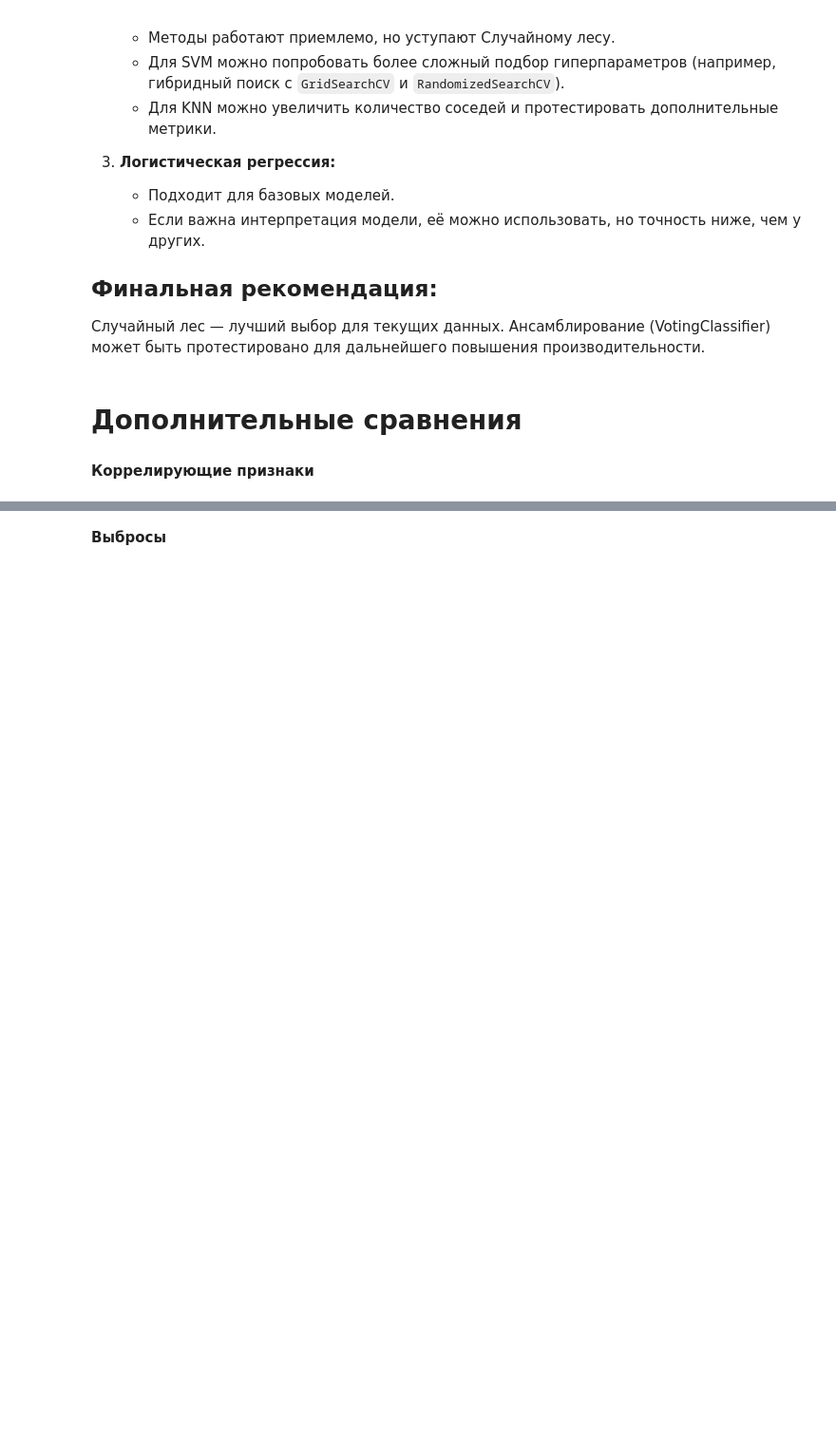
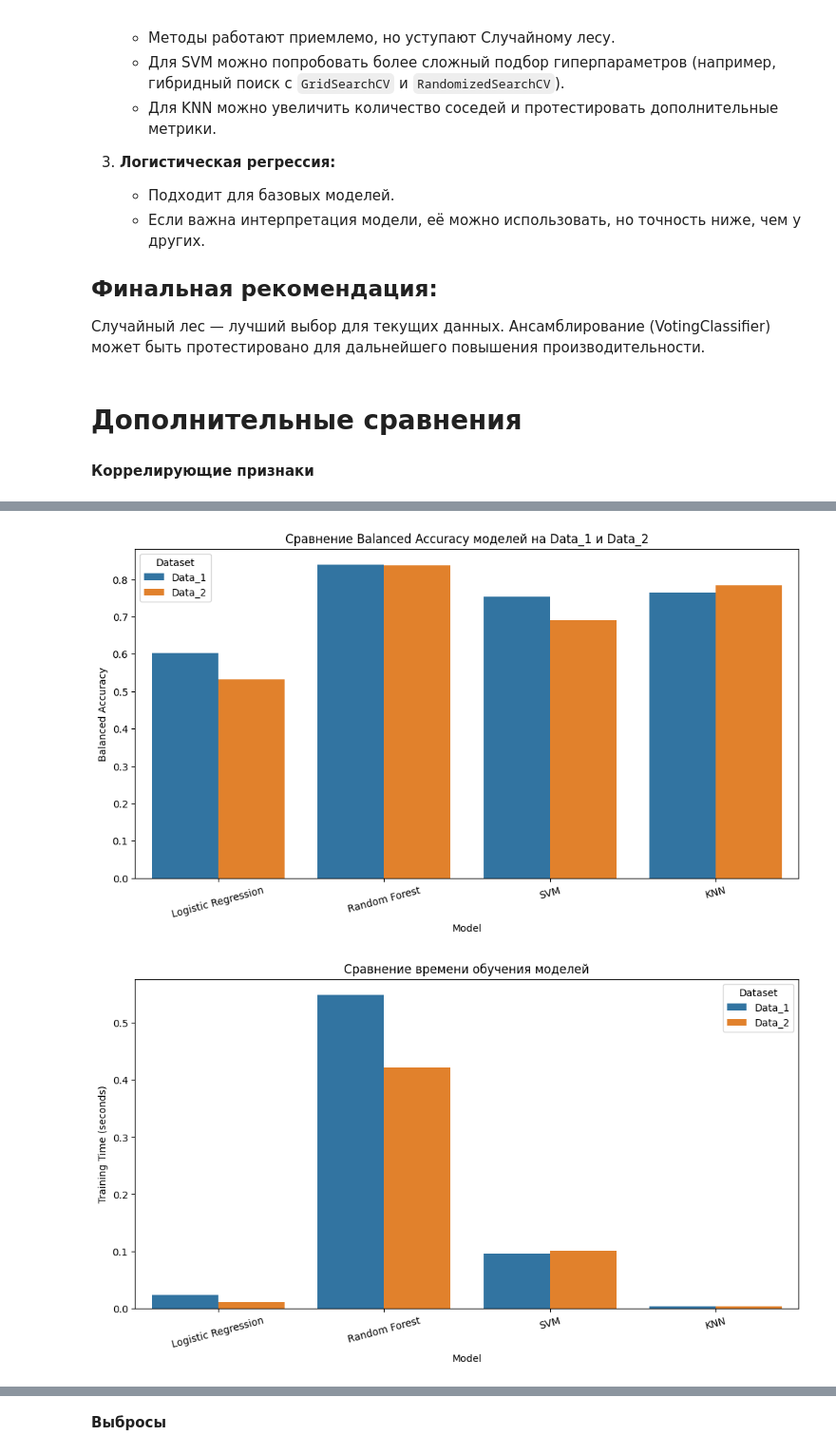
Before and after one commit to AngelinaYakubovskaya/spbu-python-course, a Jupyter notebook: project/Classification.ipynb, the cells around one changed output, grey strips where cells are left out. Shown at 95% size. Cells and saved outputs as stored; diff of their text form; code cells hidden in the pictures; blank space fills up the shorter version.

```diff
--- a/project/Classification.ipynb
+++ b/project/Classification.ipynb
@@ -618,0 +730,36 @@ Classification Report:
+# %%
+# Построение сравнительных графиков
+results_df = pd.DataFrame(results)
+
+# Визуализация Balanced Accuracy
+plt.figure(figsize=(12, 6))
+sns.barplot(x="Model", y="Balanced Accuracy", hue="Dataset", data=results_df)
+plt.title("Сравнение Balanced Accuracy моделей на Data_1 и Data_2")
+plt.ylabel("Balanced Accuracy")
+plt.xlabel("Model")
+plt.legend(title="Dataset")
+plt.xticks(rotation=15)
+plt.show()
+
+# Визуализация времени обучения
+plt.figure(figsize=(12, 6))
+sns.barplot(x="Model", y="Training Time", hue="Dataset", data=results_df)
+plt.title("Сравнение времени обучения моделей")
+plt.ylabel("Training Time (seconds)")
+plt.xlabel("Model")
+plt.legend(title="Dataset")
+plt.xticks(rotation=15)
+plt.show()
+
+# Визуализация времени предсказания
+plt.figure(figsize=(12, 6))
+sns.barplot(x="Model", y="Prediction Time", hue="Dataset", data=results_df)
+plt.title("Сравнение времени предсказания моделей")
+plt.ylabel("Prediction Time (seconds)")
+plt.xlabel("Model")
+plt.legend(title="Dataset")
+plt.xticks(rotation=15)
+plt.show()
+# %% [output]
+[figure, added]
+[figure, added]
```
Also changed, not shown: parts of 21 cells of this notebook.
